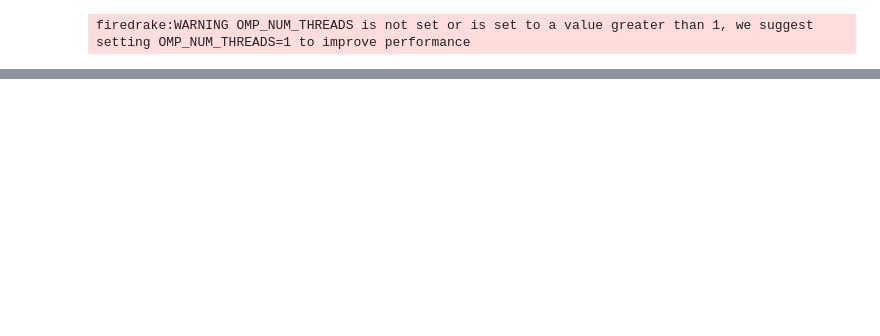
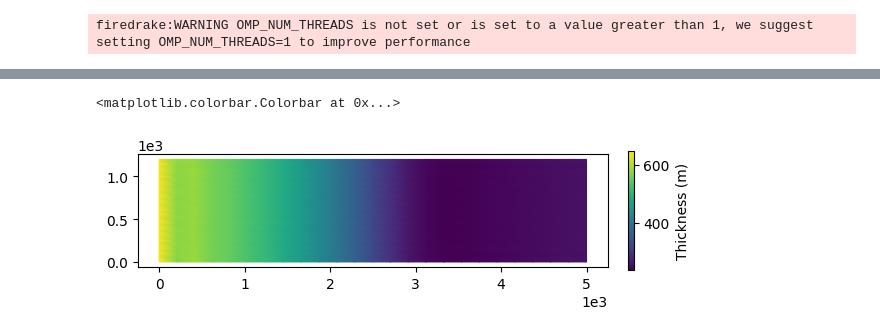
Before and after one commit to KYANJO/Data_assimilation_project, a Jupyter notebook: bin/synthetic_ice_stream_with_da.ipynb, the cells around one changed output, grey strips where cells are left out. Cells and saved outputs as stored; diff of their text form; code cells hidden in the pictures; blank space fills up the shorter version.

Commit message:
synthetic_ice_stream example with data assimilation

```diff
--- a/bin/synthetic_ice_stream_with_da.ipynb
+++ b/bin/synthetic_ice_stream_with_da.ipynb
@@ -439,3 +461,13 @@ for k in tqdm.trange(nt):
 
     # Save the ensemble
     statevec_ens_full[:,:,k+1] = statevec_ens
+# %%
+fig, axes = icepack.plot.subplots()
+step = 50
+hh = firedrake.Function(Q)
+hh.dat.data[:] = statevec_true[:hdim,step]
+colors = firedrake.tripcolor(hh, axes=axes)
+fig.colorbar(colors, ax=axes, fraction=0.012, pad=0.04, label="Thickness (m)")
+# %% [output]
+<matplotlib.colorbar.Colorbar at 0x...>
+[figure, added]
```
Also changed, not shown: parts of 10 cells of this notebook.
